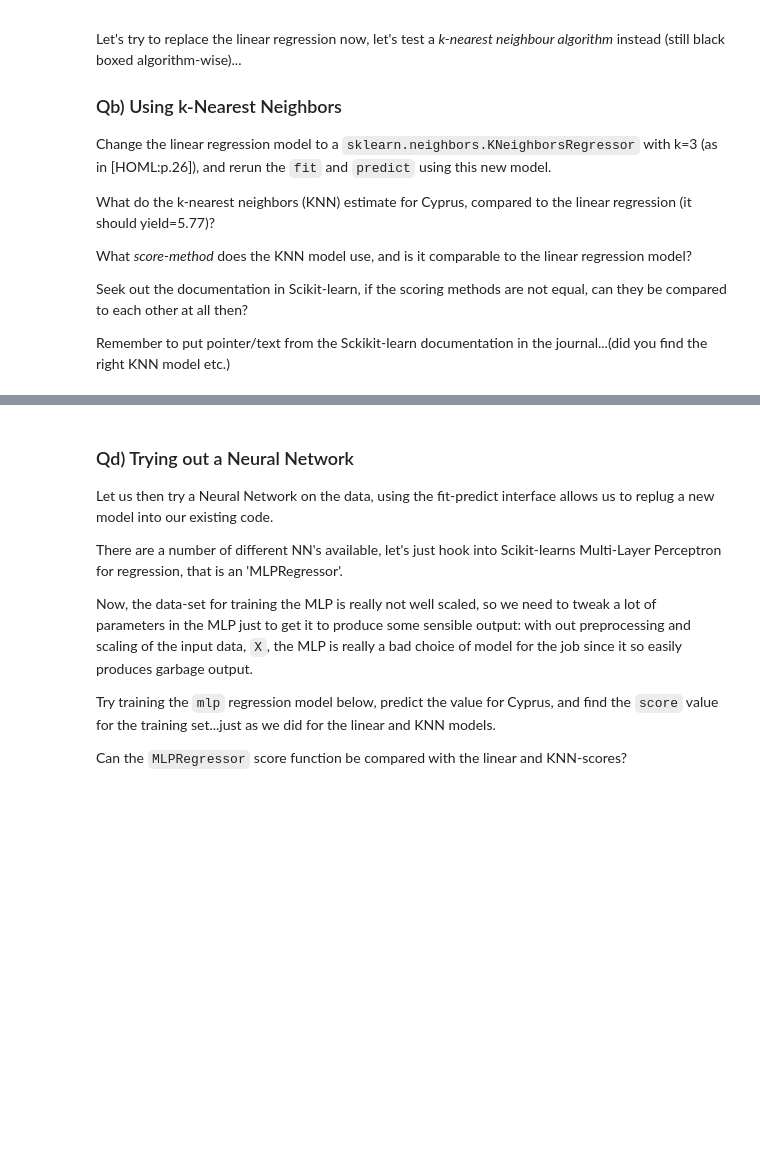
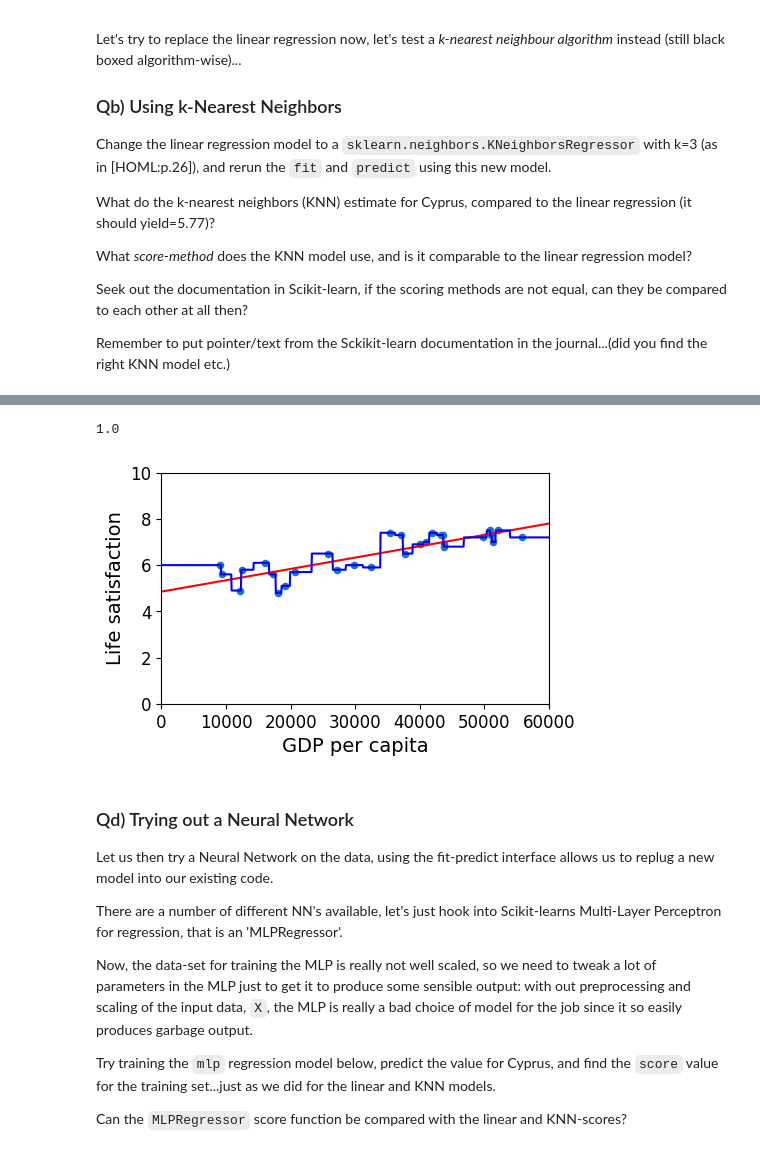
Before and after one commit to gomgom50/MLKursus, a Jupyter notebook: Martin/intro.ipynb, the cells around one changed output, grey strips where cells are left out. Saved outputs shown, nothing was run; the diff lists cells and outputs as text; code cells hidden in the pictures; blank space fills up the shorter version.

```diff
--- a/Martin/intro.ipynb
+++ b/Martin/intro.ipynb
@@ -337,6 +380,16 @@ plt.show()
 
 # Select and train a model
 
-# TODO: add your code here..
-assert False, "TODO: add you instatiation and training of the knn model here.."
-# knn = ..
+## Q_b 1:
+from sklearn.neighbors import KNeighborsRegressor
+knn = KNeighborsRegressor(n_neighbors=3)
+
+## Q_b 2:
+# Fits the model
+knn.fit(X,y)
+
+# Makes prediction focused on Cyprus
+print(knn.predict(X_new))
+
+## Q_b 3:
+# It uses the R^2 score // The coefficient of determination.
@@ -359,23 +417,28 @@ Hint here is a similar plot of a KNN for a small set of different k's:
 # %%
 sample_data.plot(kind='scatter', x="GDP per capita", y='Life satisfaction', figsize=(5,3))
 plt.axis([0, 60000, 0, 10])
 
 # create an test matrix M, with the same dimensionality as X, and in the range [0;60000]
 # and a step size of your choice
 m=np.linspace(0, 60000, 1000)
 M=np.empty([m.shape[0],1])
 M[:,0]=m
 
 # from this test M data, predict the y values via the lin.reg. and k-nearest models
 y_pred_lin = model.predict(M)
 y_pred_knn = knn.predict(M)   # ASSUMING the variable name 'knn' of your KNeighborsRegressor
 
 # use plt.plot to plot x-y into the sample_data plot..
 plt.plot(m, y_pred_lin, "r")
 plt.plot(m, y_pred_knn, "b")
+knn.score(X,y)
 
-# TODO: add your code here..
-assert False, "TODO: try knn with different k_neighbor params, that is re-instantiate knn, refit and replot.."
+## Q_c:
+# No, K = 1 would not be efficient.
+# We do not have a prediction to go on like we do in K = 3.
+# %% [output]
+1.0
+[figure, added]
 # %% [markdown]
 ### Qd) Trying out a Neural Network
 
```
Also changed, not shown: parts of 7 cells of this notebook.
